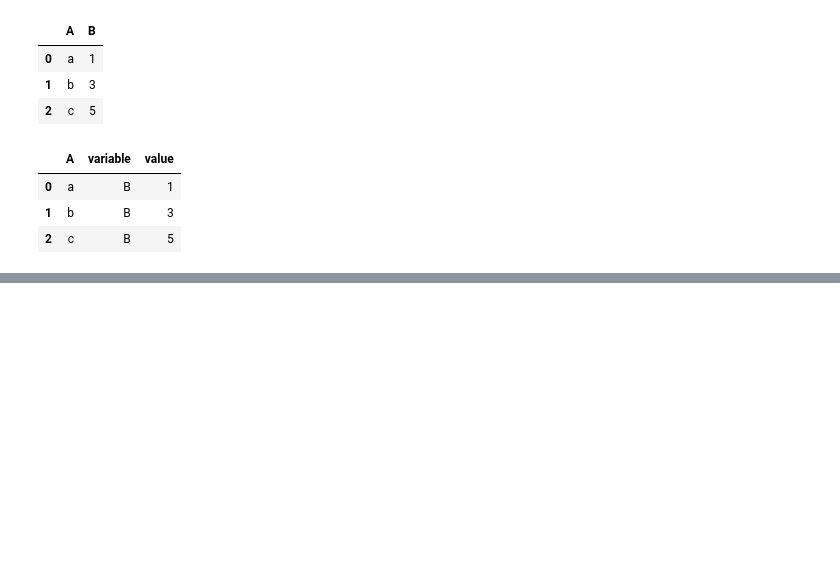
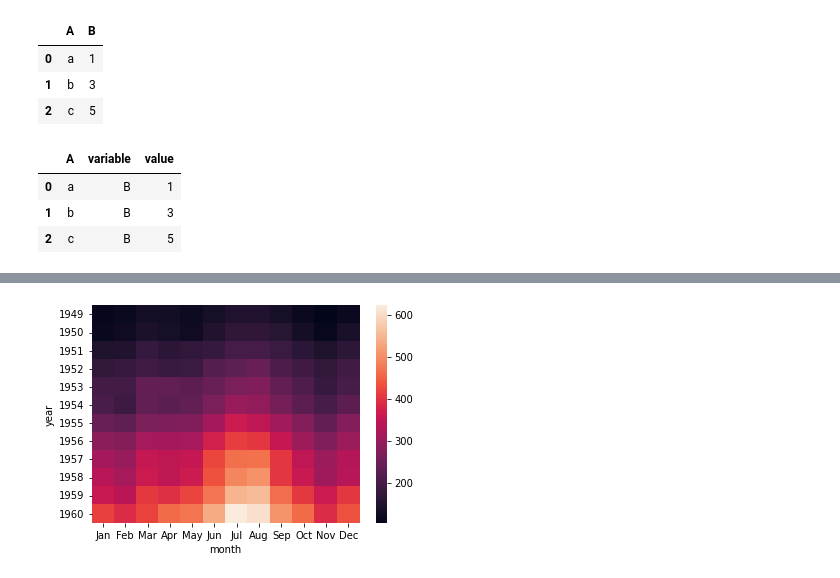
Before and after one commit to Vasanta2002/Sprint_1_git, a Jupyter notebook: sp1_M3.ipynb, the cells around one changed output, grey strips where cells are left out. Cells and saved outputs as stored; diff of their text form; code cells hidden in the pictures; blank space fills up the shorter version.

```diff
--- a/sp1_M3.ipynb
+++ b/sp1_M3.ipynb
@@ -271,0 +295,7 @@ pd.melt(df, id_vars=['A'], value_vars=['B'])
+# %%
+# Import the seaborn plotting library
+import seaborn as sns
+
+# Load the
+flights = sns.load_dataset("flights")
+flights.head(10)
@@ -271,0 +314,6 @@ pd.melt(df, id_vars=['A'], value_vars=['B'])
+# %%
+# Pivot - indexed by year, one month per column, value is passengers/month
+flights_pivot = flights.pivot(index='year', columns='month', values='passengers')
+
+# Display the pivoted DataFrame
+display(flights_pivot)
@@ -271,0 +335,5 @@ pd.melt(df, id_vars=['A'], value_vars=['B'])
+# %%
+# Create a heatmap of the pivoted flights data set
+ax = sns.heatmap(flights_pivot) #uncomment to plot
+# %% [output]
+[figure, added]
```
Also changed, not shown: parts of 5 cells of this notebook.
